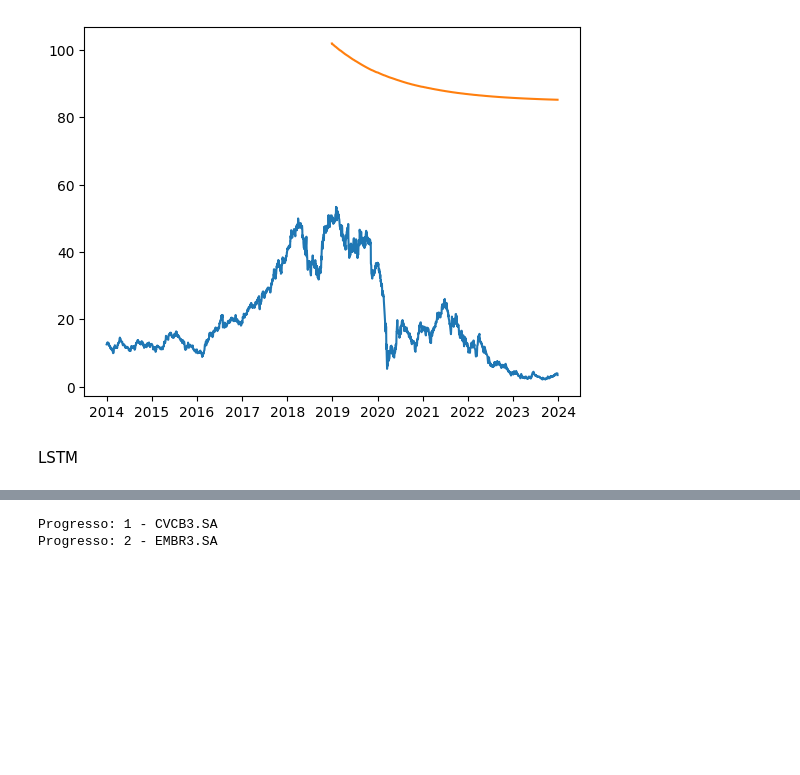
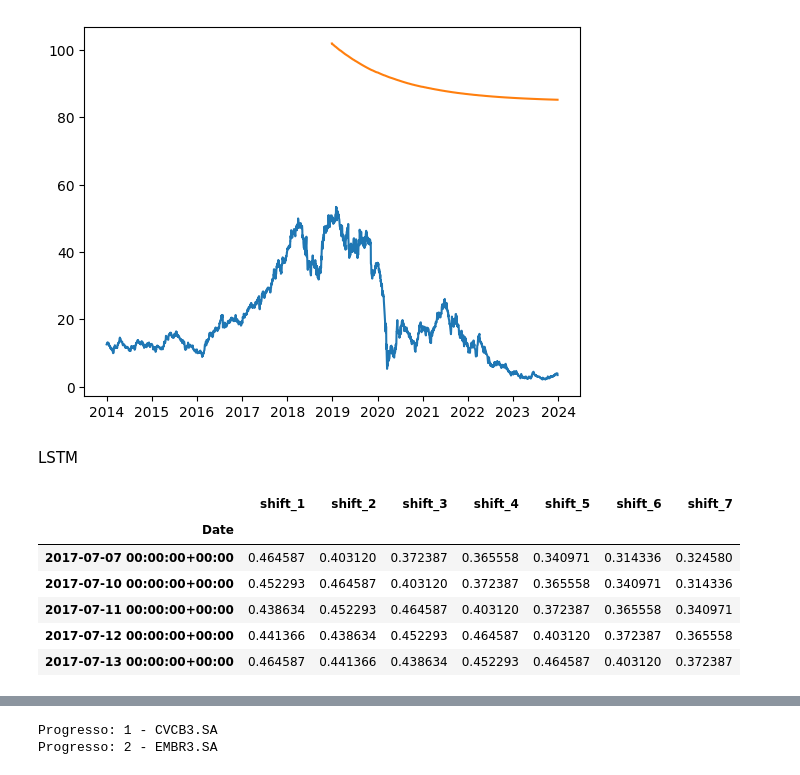
Before and after one commit to KayoRBC/TCC, a Jupyter notebook: notebook.ipynb, the cells around one changed output, grey strips where cells are left out. Drawn from its saved outputs; the diff is of its cells as text; code cells hidden in the pictures; blank space fills up the shorter version.

```diff
--- a/notebook.ipynb
+++ b/notebook.ipynb
@@ -323,0 +374,6 @@ Max date: 2018-12-26 00:00:00+00:00
+# %%
+for periodo, dict_tickers in dict_train_periods.items():
+    first = get_first(dict_tickers)
+    print(periodo)
+    show_history_details(first["history"])
+    print("")
@@ -547,6 +727,36 @@ plt.show()
 [figure]
 # %% [markdown]
 LSTM
+# %%
+from sklearn.preprocessing import StandardScaler
+
+def preproc(data, lag, ratio):
+    data=data.dropna().iloc[:, 0:1]
+    Dates=data.index.unique()
+    sc = StandardScaler()
+    data.iloc[:, 0] = sc.fit_transform(data.iloc[:, 0].values.reshape(-1, 1))
+    for s in range(1, lag + 1):
+        data['shift_{}'.format(s)] = data.iloc[:, 0].shift(s)
+    X_data = data.dropna().drop(['Close'], axis=1)
+    y_data = data.dropna()[['Close']]
+    index=int(round(len(X_data)*ratio))
+    X_data_train=X_data.iloc[:index,:]
+    X_data_test =X_data.iloc[index+1:,:]
+    y_data_train=y_data.iloc[:index,:]
+    y_data_test =y_data.iloc[index+1:,:]
+    return X_data_train,X_data_test,y_data_train,y_data_test,Dates;
+
+a,b,c,d,e=preproc(data=get_first(dict_train_periods)["5 anos"], lag=max_look_back, ratio=0.70)
+
+b.head()
+# %% [output]
+|  | shift_1 | shift_2 | shift_3 | shift_4 | shift_5 | shift_6 | shift_7 |
+| Date |  |  |  |  |  |  |  |
+| 2017-07-07 00:00:00+00:00 | 0.464587 | 0.403120 | 0.372387 | 0.365558 | 0.340971 | 0.314336 | 0.324580 |
+| 2017-07-10 00:00:00+00:00 | 0.452293 | 0.464587 | 0.403120 | 0.372387 | 0.365558 | 0.340971 | 0.314336 |
+| 2017-07-11 00:00:00+00:00 | 0.438634 | 0.452293 | 0.464587 | 0.403120 | 0.372387 | 0.365558 | 0.340971 |
+| 2017-07-12 00:00:00+00:00 | 0.441366 | 0.438634 | 0.452293 | 0.464587 | 0.403120 | 0.372387 | 0.365558 |
+| 2017-07-13 00:00:00+00:00 | 0.464587 | 0.441366 | 0.438634 | 0.452293 | 0.464587 | 0.403120 | 0.372387 |
 # %%
 from sklearn.preprocessing import StandardScaler
 from keras.models import Sequential
```
Also changed, not shown: parts of 32 cells of this notebook.
